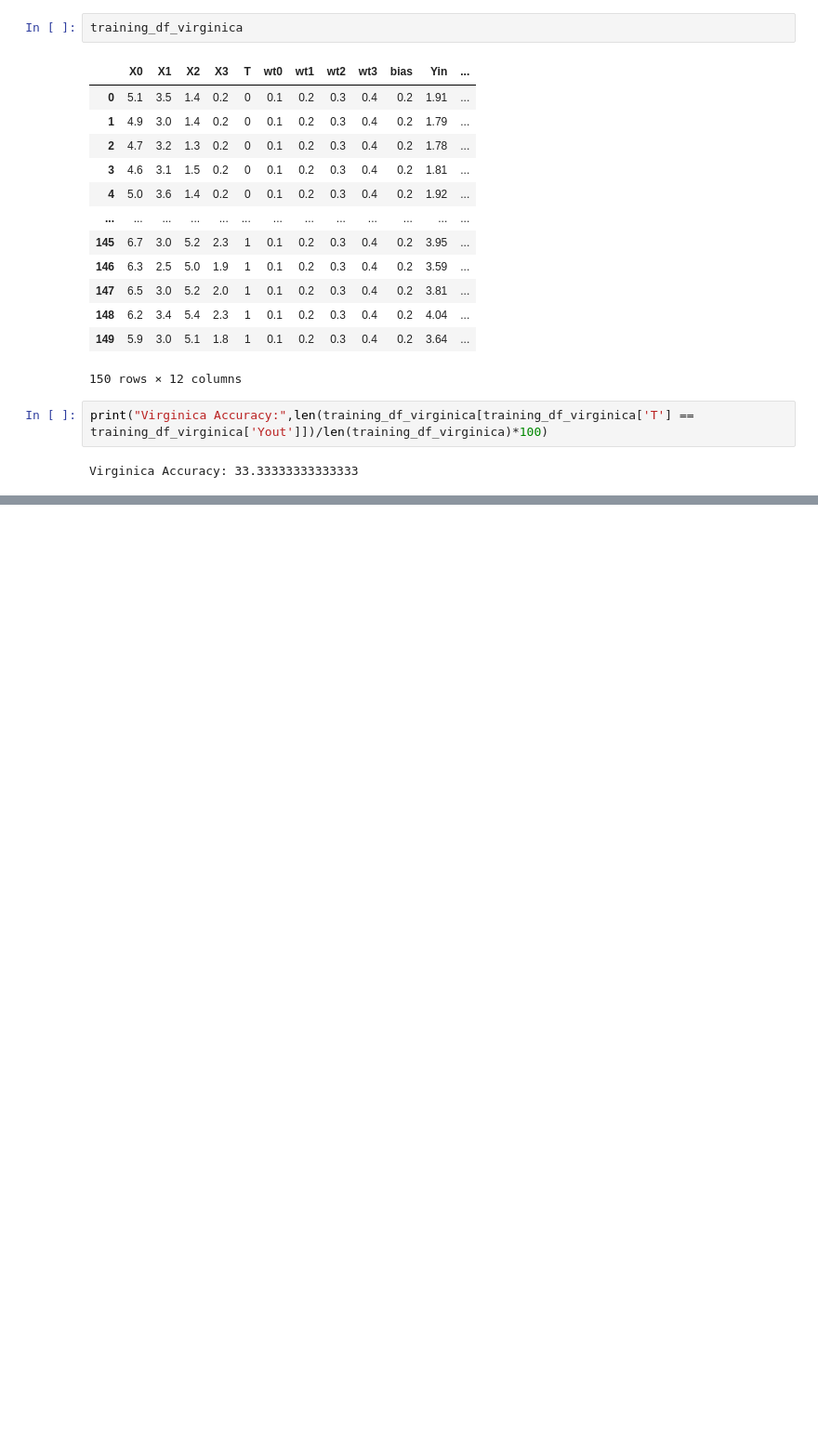
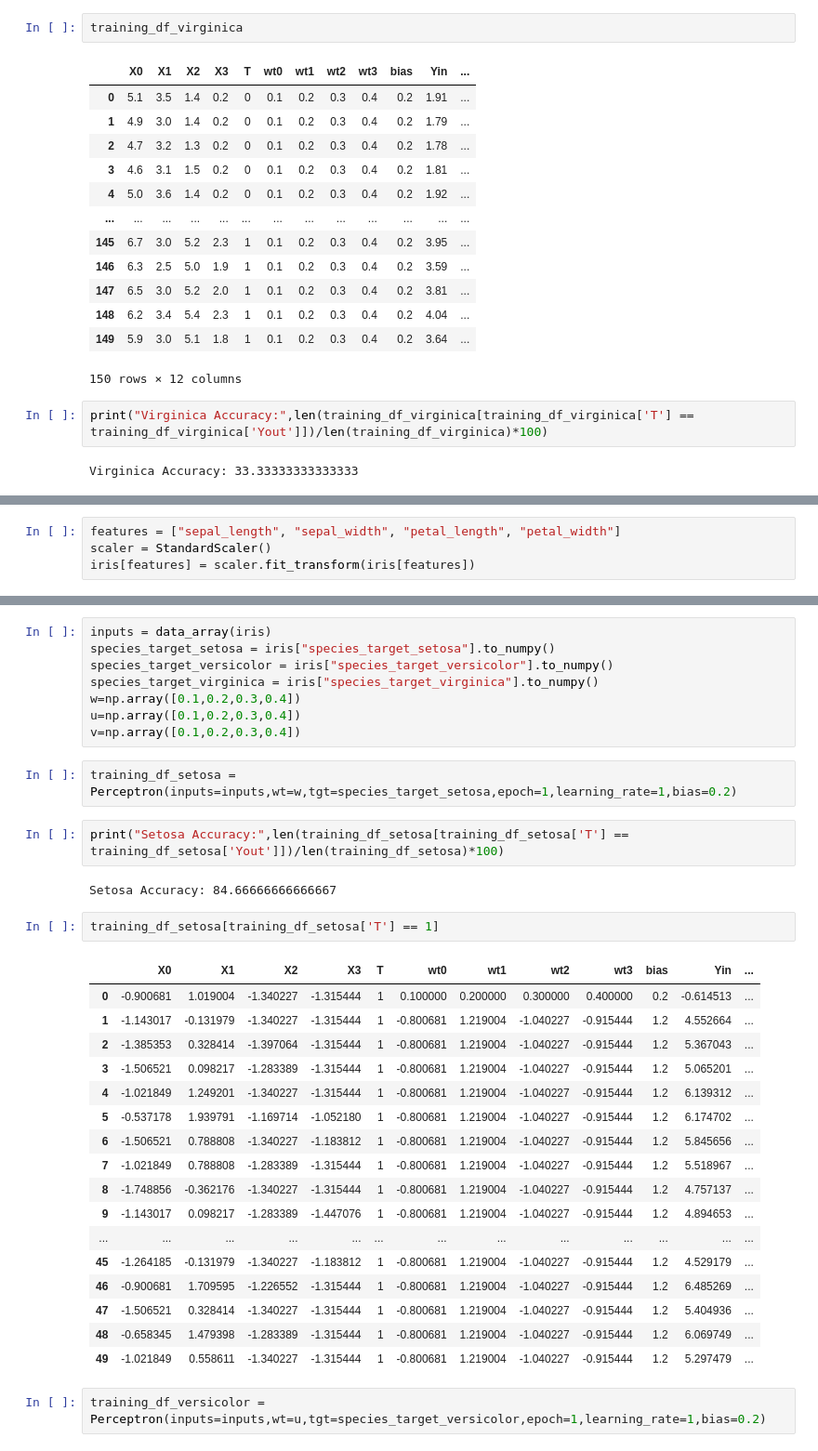
Before and after one commit to aayushi0402/NeuralNetworks_DeepLearning, a Jupyter notebook: ThePerceptron.ipynb, the cells around one changed output, grey strips where cells are left out. Shown: that part at 93% size. Cells and saved outputs as stored; diff of their text form; blank space fills up the shorter version.

Commit message:
scale iris and check accuracy

```diff
--- a/ThePerceptron.ipynb
+++ b/ThePerceptron.ipynb
@@ -499,0 +485,4 @@ Virginica Accuracy: 33.33333333333333
+# %%
+features = ["sepal_length", "sepal_width", "petal_length", "petal_width"]
+scaler = StandardScaler()
+iris[features] = scaler.fit_transform(iris[features])
@@ -499,0 +498,36 @@ Virginica Accuracy: 33.33333333333333
+# %%
+inputs = data_array(iris)
+species_target_setosa = iris["species_target_setosa"].to_numpy()
+species_target_versicolor = iris["species_target_versicolor"].to_numpy()
+species_target_virginica = iris["species_target_virginica"].to_numpy()
+w=np.array([0.1,0.2,0.3,0.4])
+u=np.array([0.1,0.2,0.3,0.4])
+v=np.array([0.1,0.2,0.3,0.4])
+# %%
+training_df_setosa = Perceptron(inputs=inputs,wt=w,tgt=species_target_setosa,epoch=1,learning_rate=1,bias=0.2)
+# %%
+print("Setosa Accuracy:",len(training_df_setosa[training_df_setosa['T'] == training_df_setosa['Yout']])/len(training_df_setosa)*100)
+# %% [output]
+Setosa Accuracy: 84.66666666666667
+# %%
+training_df_setosa[training_df_setosa['T'] == 1]
+# %% [output]
+|  | X0 | X1 | X2 | X3 | T | wt0 | wt1 | wt2 | wt3 | bias | Yin | ... |
+| 0 | -0.900681 | 1.019004 | -1.340227 | -1.315444 | 1 | 0.100000 | 0.200000 | 0.300000 | 0.400000 | 0.2 | -0.614513 | ... |
+| 1 | -1.143017 | -0.131979 | -1.340227 | -1.315444 | 1 | -0.800681 | 1.219004 | -1.040227 | -0.915444 | 1.2 | 4.552664 | ... |
+| 2 | -1.385353 | 0.328414 | -1.397064 | -1.315444 | 1 | -0.800681 | 1.219004 | -1.040227 | -0.915444 | 1.2 | 5.367043 | ... |
+| 3 | -1.506521 | 0.098217 | -1.283389 | -1.315444 | 1 | -0.800681 | 1.219004 | -1.040227 | -0.915444 | 1.2 | 5.065201 | ... |
+| 4 | -1.021849 | 1.249201 | -1.340227 | -1.315444 | 1 | -0.800681 | 1.219004 | -1.040227 | -0.915444 | 1.2 | 6.139312 | ... |
+| 5 | -0.537178 | 1.939791 | -1.169714 | -1.052180 | 1 | -0.800681 | 1.219004 | -1.040227 | -0.915444 | 1.2 | 6.174702 | ... |
+| 6 | -1.506521 | 0.788808 | -1.340227 | -1.183812 | 1 | -0.800681 | 1.219004 | -1.040227 | -0.915444 | 1.2 | 5.845656 | ... |
+| 7 | -1.021849 | 0.788808 | -1.283389 | -1.315444 | 1 | -0.800681 | 1.219004 | -1.040227 | -0.915444 | 1.2 | 5.518967 | ... |
+| 8 | -1.748856 | -0.362176 | -1.340227 | -1.315444 | 1 | -0.800681 | 1.219004 | -1.040227 | -0.915444 | 1.2 | 4.757137 | ... |
+| 9 | -1.143017 | 0.098217 | -1.283389 | -1.447076 | 1 | -0.800681 | 1.219004 | -1.040227 | -0.915444 | 1.2 | 4.894653 | ... |
+| ... | ... | ... | ... | ... | ... | ... | ... | ... | ... | ... | ... | ... |
+| 45 | -1.264185 | -0.131979 | -1.340227 | -1.183812 | 1 | -0.800681 | 1.219004 | -1.040227 | -0.915444 | 1.2 | 4.529179 | ... |
+| 46 | -0.900681 | 1.709595 | -1.226552 | -1.315444 | 1 | -0.800681 | 1.219004 | -1.040227 | -0.915444 | 1.2 | 6.485269 | ... |
+| 47 | -1.506521 | 0.328414 | -1.340227 | -1.315444 | 1 | -0.800681 | 1.219004 | -1.040227 | -0.915444 | 1.2 | 5.404936 | ... |
+| 48 | -0.658345 | 1.479398 | -1.283389 | -1.315444 | 1 | -0.800681 | 1.219004 | -1.040227 | -0.915444 | 1.2 | 6.069749 | ... |
+| 49 | -1.021849 | 0.558611 | -1.340227 | -1.315444 | 1 | -0.800681 | 1.219004 | -1.040227 | -0.915444 | 1.2 | 5.297479 | ... |
+# %%
+training_df_versicolor = Perceptron(inputs=inputs,wt=u,tgt=species_target_versicolor,epoch=1,learning_rate=1,bias=0.2)
```
Also changed, not shown: parts of 35 cells of this notebook.
